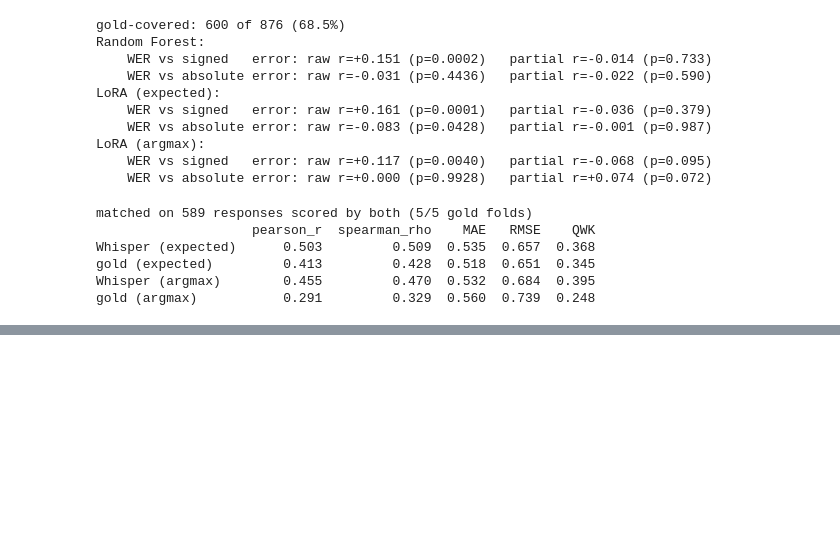
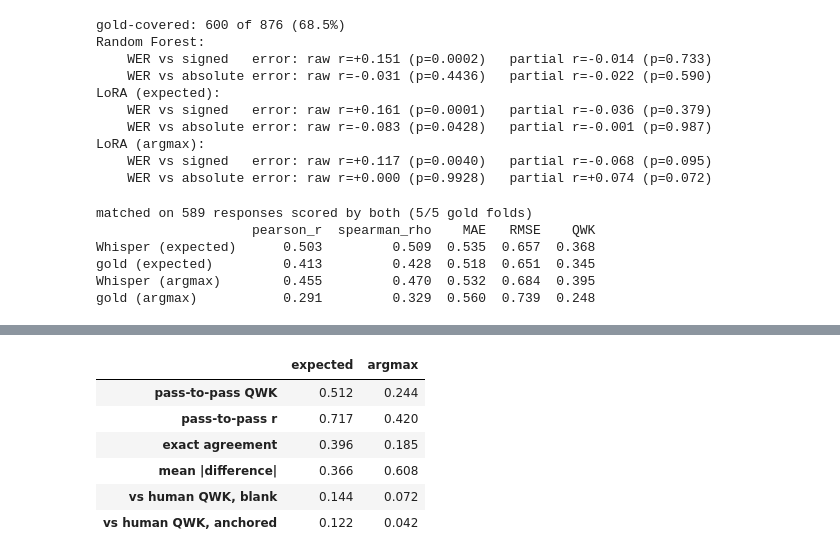
Before and after one commit to GavinReid82/cefr-speech-scoring-lab, a Jupyter notebook: notebooks/05_finetuned_scorer.ipynb, the cells around one changed output, grey strips where cells are left out. Saved outputs shown, nothing was run; the diff lists cells and outputs as text; code cells hidden in the pictures; blank space fills up the shorter version.

```diff
--- a/notebooks/05_finetuned_scorer.ipynb
+++ b/notebooks/05_finetuned_scorer.ipynb
@@ -546,3 +564,32 @@ gold (argmax)           0.291         0.329  0.560  0.739  0.248
+# %%
+from scipy.stats import pearsonr
+from sklearn.metrics import cohen_kappa_score
+
+a, b = zs["zero-shot, blank labels"], zs["zero-shot, CEFR-anchored"]
+assert (a.utt.to_numpy() == b.utt.to_numpy()).all(), "the two passes are not row-aligned"
+
+consistency = {}
+for decode in ("expected", "argmax"):
+    x, z = a[decode].to_numpy(), b[decode].to_numpy()
+    gx, gz = to_grid(x, codec.lo, codec.hi), to_grid(z, codec.lo, codec.hi)
+    consistency[decode] = {
+        "pass-to-pass QWK": cohen_kappa_score(gx, gz, weights="quadratic"),
+        "pass-to-pass r": pearsonr(x, z)[0],
+        "exact agreement": float((gx == gz).mean()),
+        "mean |difference|": float(np.abs(x - z).mean()),
+        # the same two passes measured against the humans, for the ceiling comparison
+        "vs human QWK, blank": evaluate(y, x)["QWK"],
+        "vs human QWK, anchored": evaluate(y, z)["QWK"],
+    }
+pd.DataFrame(consistency).round(3)
+# %% [output]
+|  | expected | argmax |
+| pass-to-pass QWK | 0.512 | 0.244 |
+| pass-to-pass r | 0.717 | 0.420 |
+| exact agreement | 0.396 | 0.185 |
+| mean |difference| | 0.366 | 0.608 |
+| vs human QWK, blank | 0.144 | 0.072 |
+| vs human QWK, anchored | 0.122 | 0.042 |
 # %% [markdown]
 ## Findings
 
```
Also changed, not shown: parts of 2 cells of this notebook.
